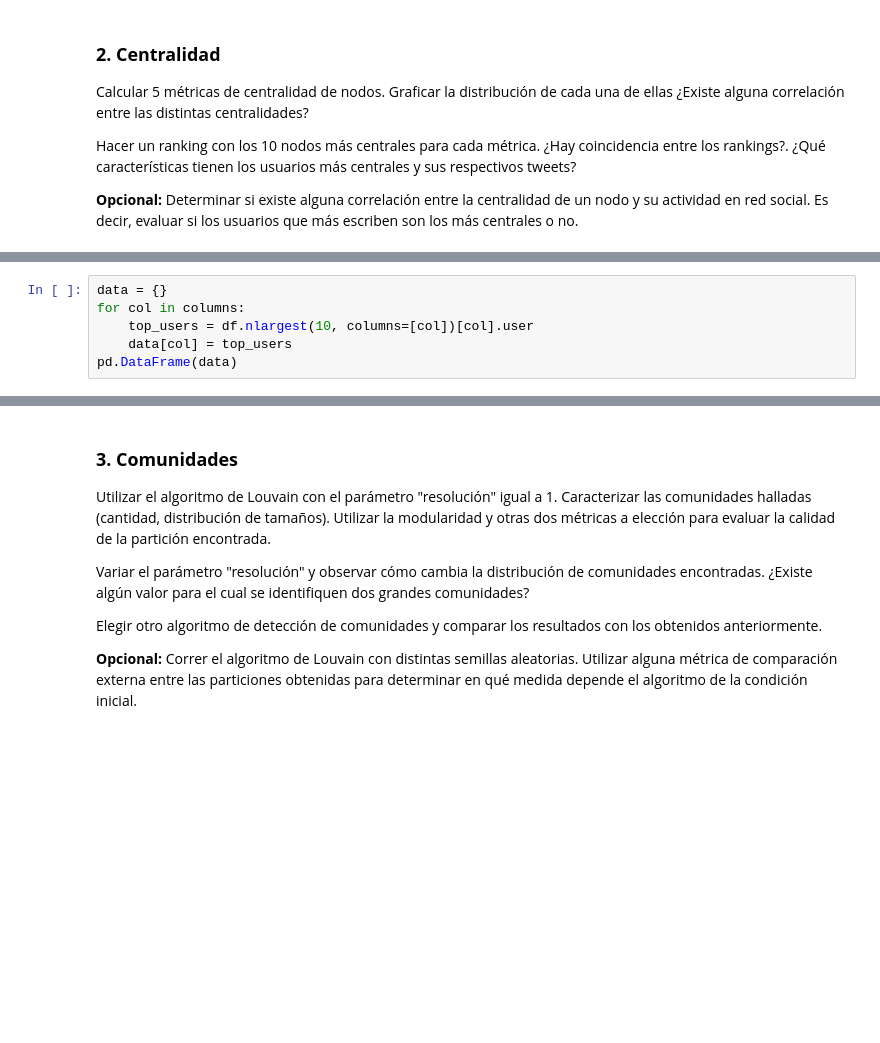
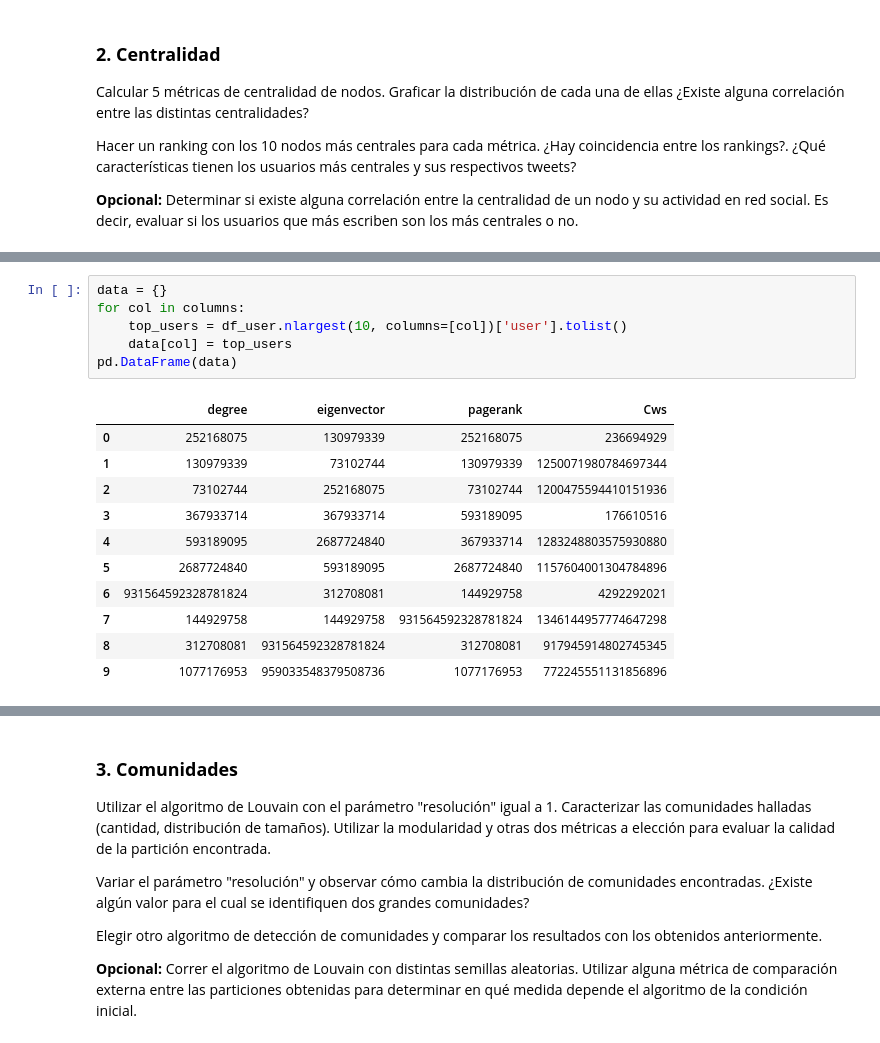
Before and after one commit to benjaminocampo/diplodatos_graphs, a Jupyter notebook: Practico1.ipynb, the cells around one changed output, grey strips where cells are left out. Cells and saved outputs as stored; diff of their text form; blank space fills up the shorter version.

```diff
--- a/Practico1.ipynb
+++ b/Practico1.ipynb
@@ -256,6 +261,18 @@ for ax, col in zip(axes, columns):
 # %%
 data = {}
 for col in columns:
-    top_users = df.nlargest(10, columns=[col])[col].user
+    top_users = df_user.nlargest(10, columns=[col])['user'].tolist()
     data[col] = top_users
 pd.DataFrame(data)
+# %% [output]
+|  | degree | eigenvector | pagerank | Cws |
+| 0 | 252168075 | 130979339 | 252168075 | 236694929 |
+| 1 | 130979339 | 73102744 | 130979339 | 1250071980784697344 |
+| 2 | 73102744 | 252168075 | 73102744 | 1200475594410151936 |
+| 3 | 367933714 | 367933714 | 593189095 | 176610516 |
+| 4 | 593189095 | 2687724840 | 367933714 | 1283248803575930880 |
+| 5 | 2687724840 | 593189095 | 2687724840 | 1157604001304784896 |
+| 6 | 931564592328781824 | 312708081 | 144929758 | 4292292021 |
+| 7 | 144929758 | 144929758 | 931564592328781824 | 1346144957774647298 |
+| 8 | 312708081 | 931564592328781824 | 312708081 | 917945914802745345 |
+| 9 | 1077176953 | 959033548379508736 | 1077176953 | 772245551131856896 |
```
Also changed, not shown: parts of 10 cells of this notebook.
